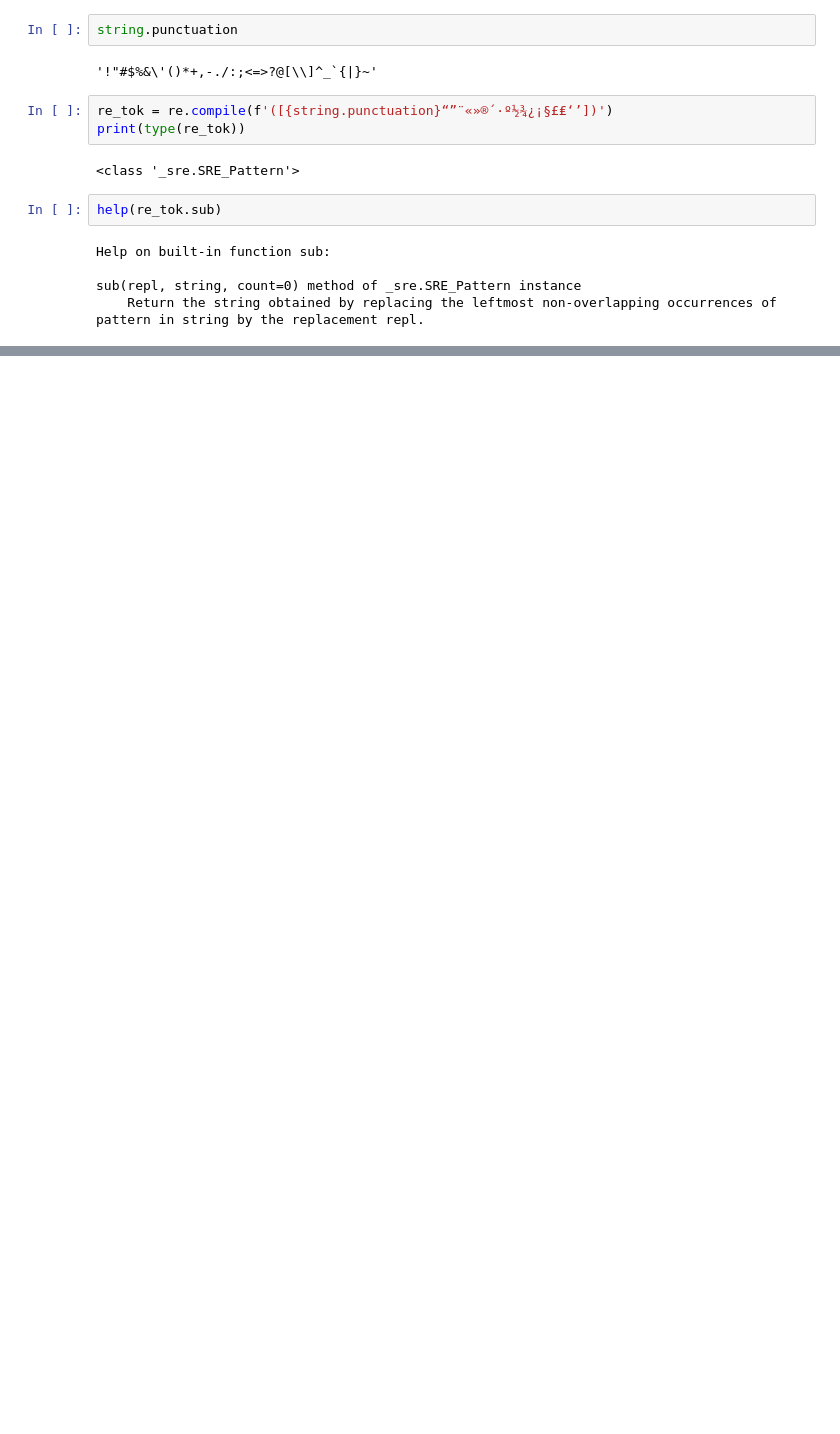
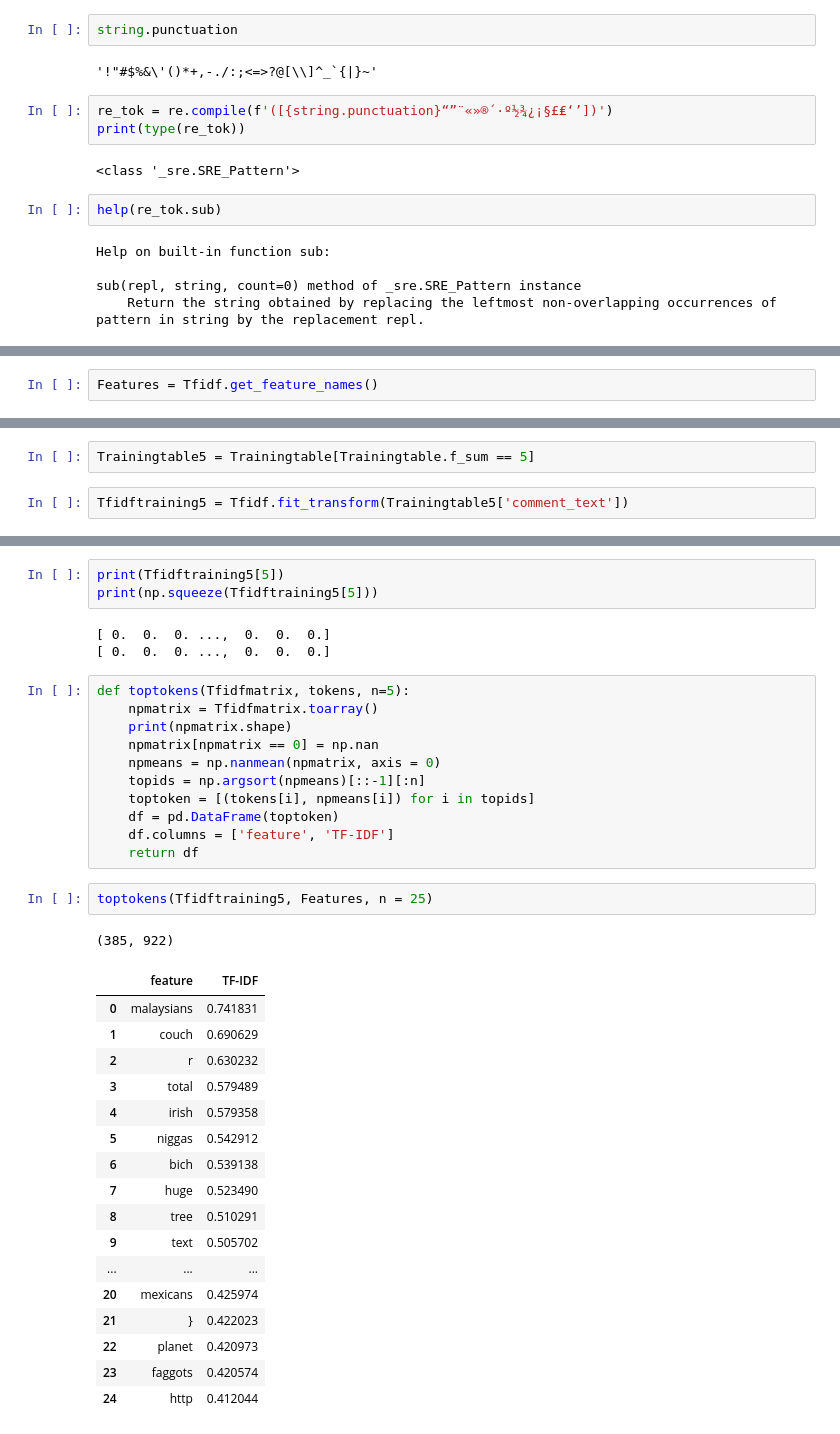
Before and after one commit to sgpjesus/NLP-Problem-Set-1, a Jupyter notebook: Toxic Comments.ipynb, the cells around one changed output, grey strips where cells are left out. Cells and saved outputs as stored; diff of their text form; blank space fills up the shorter version.

```diff
--- a/Toxic Comments.ipynb
+++ b/Toxic Comments.ipynb
@@ -288,0 +297,2 @@ NameError: name 'TfidfVectorizer' is not defined
+# %%
+Features = Tfidf.get_feature_names()
@@ -288,0 +362,4 @@ NameError: name 'TfidfVectorizer' is not defined
+# %%
+Trainingtable5 = Trainingtable[Trainingtable.f_sum == 5]
+# %%
+Tfidftraining5 = Tfidf.fit_transform(Trainingtable5['comment_text'])
@@ -288,0 +376,38 @@ NameError: name 'TfidfVectorizer' is not defined
+# %%
+print(Tfidftraining5[5])
+print(np.squeeze(Tfidftraining5[5]))
+# %% [output]
+[ 0.  0.  0. ...,  0.  0.  0.]
+[ 0.  0.  0. ...,  0.  0.  0.]
+# %%
+def toptokens(Tfidfmatrix, tokens, n=5):
+    npmatrix = Tfidfmatrix.toarray()
+    print(npmatrix.shape)
+    npmatrix[npmatrix == 0] = np.nan
+    npmeans = np.nanmean(npmatrix, axis = 0)
+    topids = np.argsort(npmeans)[::-1][:n]
+    toptoken = [(tokens[i], npmeans[i]) for i in topids]
+    df = pd.DataFrame(toptoken)
+    df.columns = ['feature', 'TF-IDF']
+    return df
+# %%
+toptokens(Tfidftraining5, Features, n = 25)
+# %% [output]
+(385, 922)
+|  | feature | TF-IDF |
+| 0 | malaysians | 0.741831 |
+| 1 | couch | 0.690629 |
+| 2 | r | 0.630232 |
+| 3 | total | 0.579489 |
+| 4 | irish | 0.579358 |
+| 5 | niggas | 0.542912 |
+| 6 | bich | 0.539138 |
+| 7 | huge | 0.523490 |
+| 8 | tree | 0.510291 |
+| 9 | text | 0.505702 |
+| ... | ... | ... |
+| 20 | mexicans | 0.425974 |
+| 21 | } | 0.422023 |
+| 22 | planet | 0.420973 |
+| 23 | faggots | 0.420574 |
+| 24 | http | 0.412044 |
```
Also changed, not shown: parts of 23 cells of this notebook.
